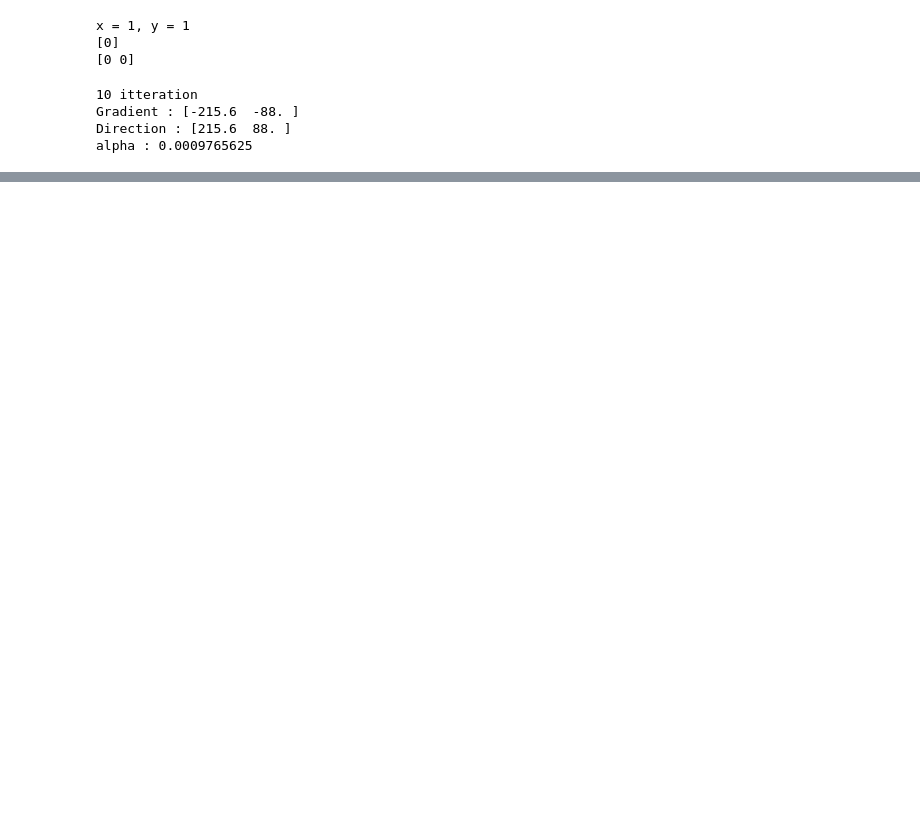
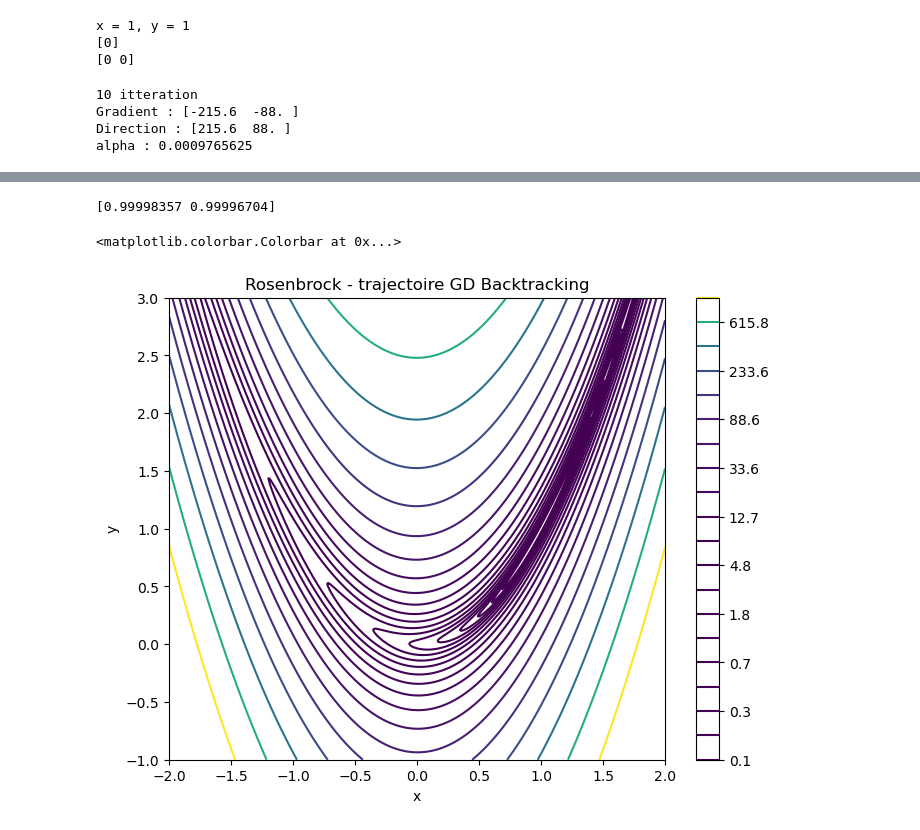
Before and after one commit to MathisSL/StatsData_Training, a Jupyter notebook: s.ipynb, the cells around one changed output, grey strips where cells are left out. Cells and saved outputs as stored; diff of their text form; code cells hidden in the pictures; blank space fills up the shorter version.

```diff
--- a/s.ipynb
+++ b/s.ipynb
@@ -259,0 +323,36 @@ alpha : 0.0009765625
+# %%
+print(trajectory[-1])
+# %% [output]
+[0.99998357 0.99996704]
+# %%
+import matplotlib.pyplot as plt
+
+
+x = np.linspace(-2,2,400)
+y = np.linspace(-1,3,400)
+
+X,Y = np.meshgrid(x,y)
+
+Z = np.zeros_like(X)
+
+for i in range(X.shape[0]):
+    for j in range(X.shape[1]):
+        Z[i,j] = rosenbrock(np.array([X[i,j],Y[i,j]]))
+# %%
+plt.figure(figsize=(8,6))
+
+plt.contour(
+    X,
+    Y,
+    Z,
+    levels=np.logspace(-1,3,20)
+)
+
+plt.xlabel("x")
+plt.ylabel("y")
+plt.title("Rosenbrock - trajectoire GD Backtracking")
+
+plt.colorbar()
+# %% [output]
+<matplotlib.colorbar.Colorbar at 0x...>
+[figure, added]
```
Also changed, not shown: parts of 11 cells of this notebook.
